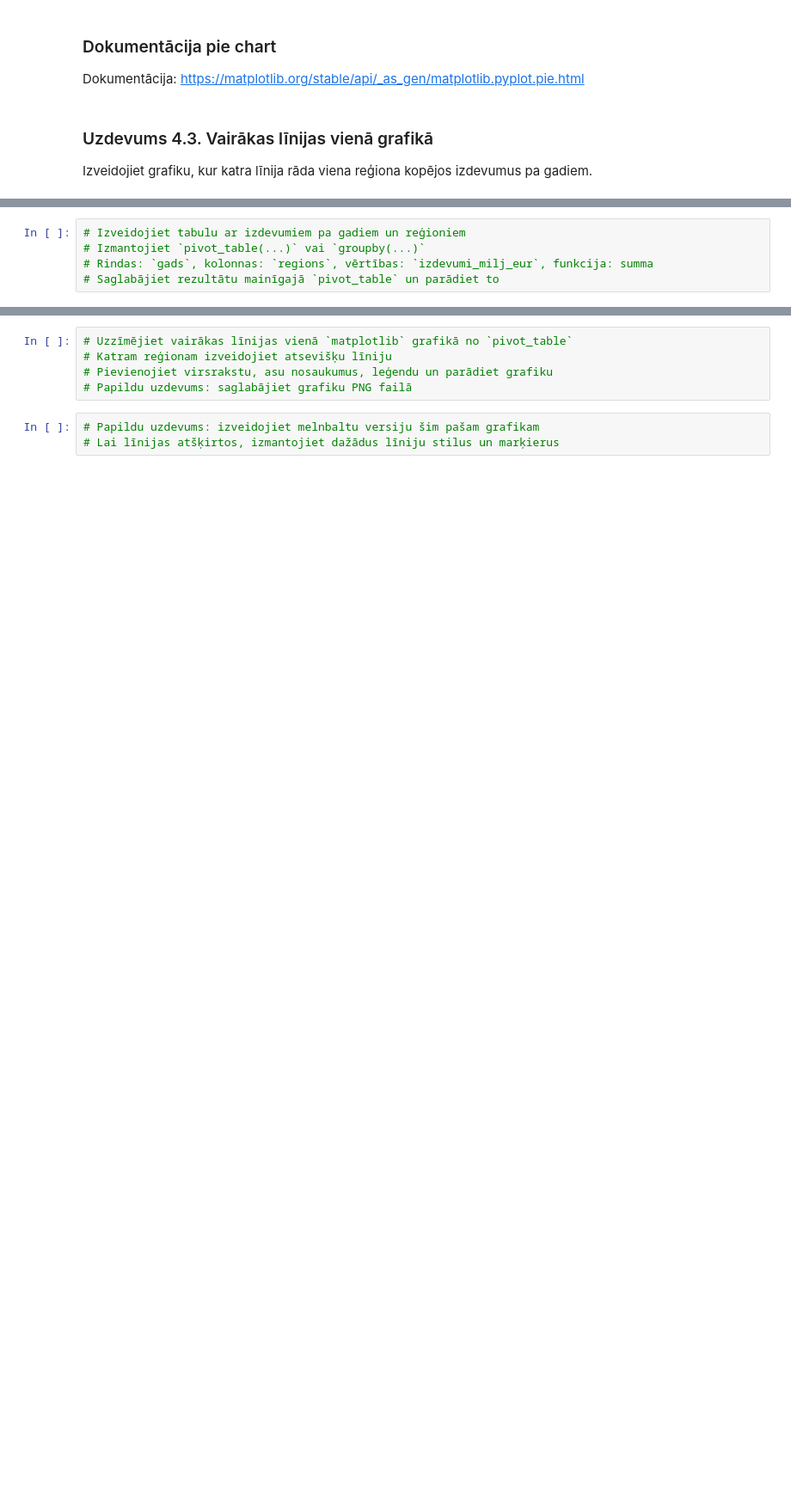
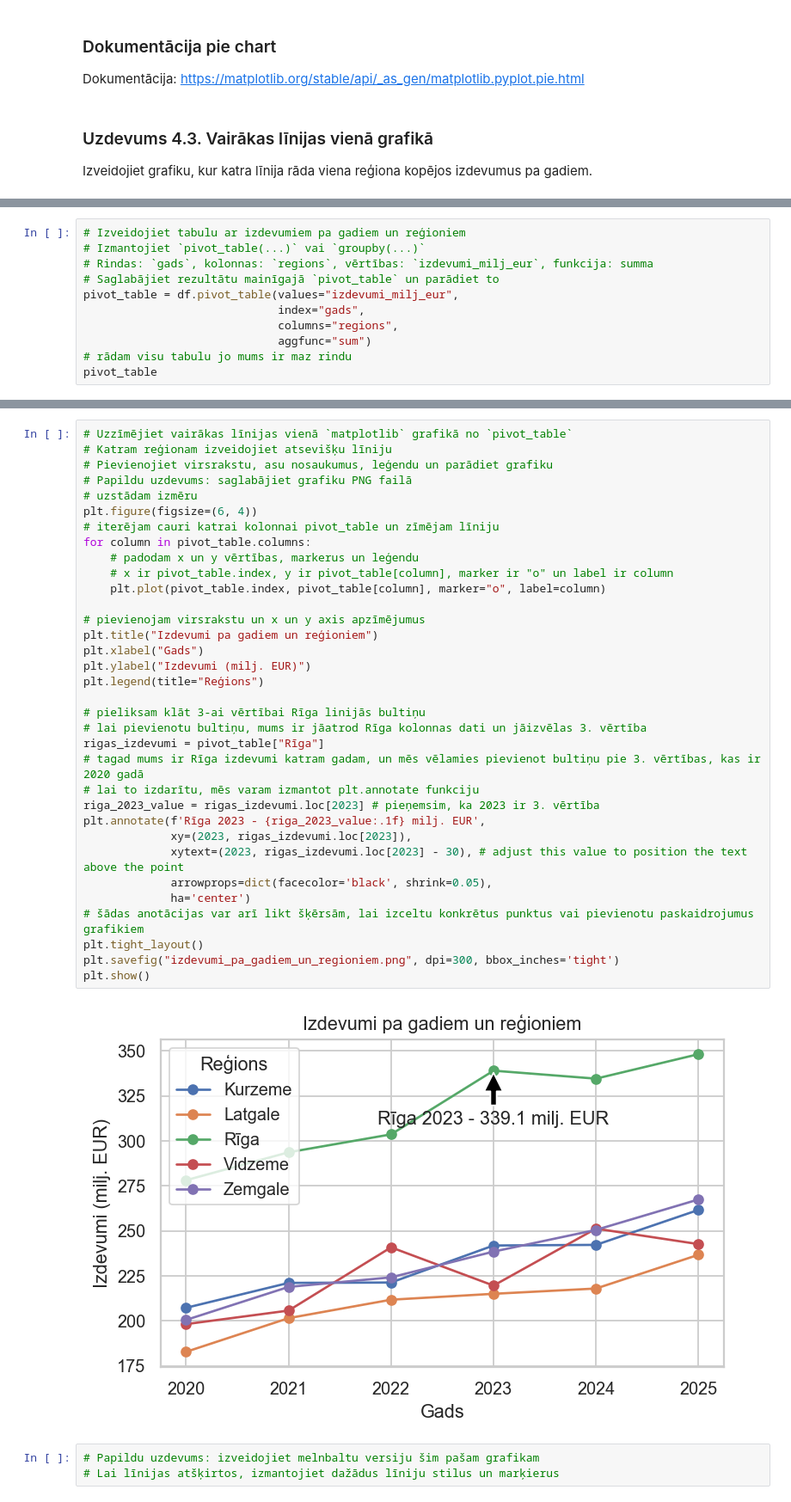
Before and after one commit to ValRCS/RTU_Digitalas_Prasmes_Excel_VBA_Python, a Jupyter notebook: notebooks/python_vizualizacija_student_lv_clear.ipynb, the cells around one changed output, grey strips where cells are left out. Shown at 86% size. Drawn from its saved outputs; the diff is of its cells as text; blank space fills up the shorter version.

```diff
--- a/notebooks/python_vizualizacija_student_lv_clear.ipynb
+++ b/notebooks/python_vizualizacija_student_lv_clear.ipynb
@@ -502,3 +510,9 @@ Izveidojiet grafiku, kur katra līnija rāda viena reģiona kopējos izdevumus p
 # Izmantojiet `pivot_table(...)` vai `groupby(...)`
 # Rindas: `gads`, kolonnas: `regions`, vērtības: `izdevumi_milj_eur`, funkcija: summa
 # Saglabājiet rezultātu mainīgajā `pivot_table` un parādiet to
+pivot_table = df.pivot_table(values="izdevumi_milj_eur",
+                             index="gads",
+                             columns="regions",
+                             aggfunc="sum")
+# rādam visu tabulu jo mums ir maz rindu
+pivot_table
@@ -505,8 +538,39 @@ Izveidojiet grafiku, kur katra līnija rāda viena reģiona kopējos izdevumus p
 # %%
 # Uzzīmējiet vairākas līnijas vienā `matplotlib` grafikā no `pivot_table`
 # Katram reģionam izveidojiet atsevišķu līniju
 # Pievienojiet virsrakstu, asu nosaukumus, leģendu un parādiet grafiku
 # Papildu uzdevums: saglabājiet grafiku PNG failā
+# uzstādam izmēru
+plt.figure(figsize=(6, 4))
+# iterējam cauri katrai kolonnai pivot_table un zīmējam līniju
+for column in pivot_table.columns:
+    # padodam x un y vērtības, markerus un leģendu
+    # x ir pivot_table.index, y ir pivot_table[column], marker ir "o" un label ir column
+    plt.plot(pivot_table.index, pivot_table[column], marker="o", label=column)
+
+# pievienojam virsrakstu un x un y axis apzīmējumus
+plt.title("Izdevumi pa gadiem un reģioniem")
+plt.xlabel("Gads")
+plt.ylabel("Izdevumi (milj. EUR)")
+plt.legend(title="Reģions")
+
+# pieliksam klāt 3-ai vērtībai Rīga linijās bultiņu
+# lai pievienotu bultiņu, mums ir jāatrod Rīga kolonnas dati un jāizvēlas 3. vērtība
+rigas_izdevumi = pivot_table["Rīga"]
+# tagad mums ir Rīga izdevumi katram gadam, un mēs vēlamies pievienot bultiņu pie 3. vērtības, kas ir 2020 gadā
+# lai to izdarītu, mēs varam izmantot plt.annotate funkciju
+riga_2023_value = rigas_izdevumi.loc[2023] # pieņemsim, ka 2023 ir 3. vērtība
+plt.annotate(f'Rīga 2023 - {riga_2023_value:.1f} milj. EUR',
+             xy=(2023, rigas_izdevumi.loc[2023]),
+             xytext=(2023, rigas_izdevumi.loc[2023] - 30), # adjust this value to position the text above the point
+             arrowprops=dict(facecolor='black', shrink=0.05),
+             ha='center')
+# šādas anotācijas var arī likt šķērsām, lai izceltu konkrētus punktus vai pievienotu paskaidrojumus grafikiem
+plt.tight_layout()
+plt.savefig("izdevumi_pa_gadiem_un_regioniem.png", dpi=300, bbox_inches='tight')
+plt.show()
+# %% [output]
+[figure, added]
 # %%
 # Papildu uzdevums: izveidojiet melnbaltu versiju šim pašam grafikam
 # Lai līnijas atšķirtos, izmantojiet dažādus līniju stilus un marķierus
```
Also changed, not shown: parts of 14 cells of this notebook, 5 other files.
